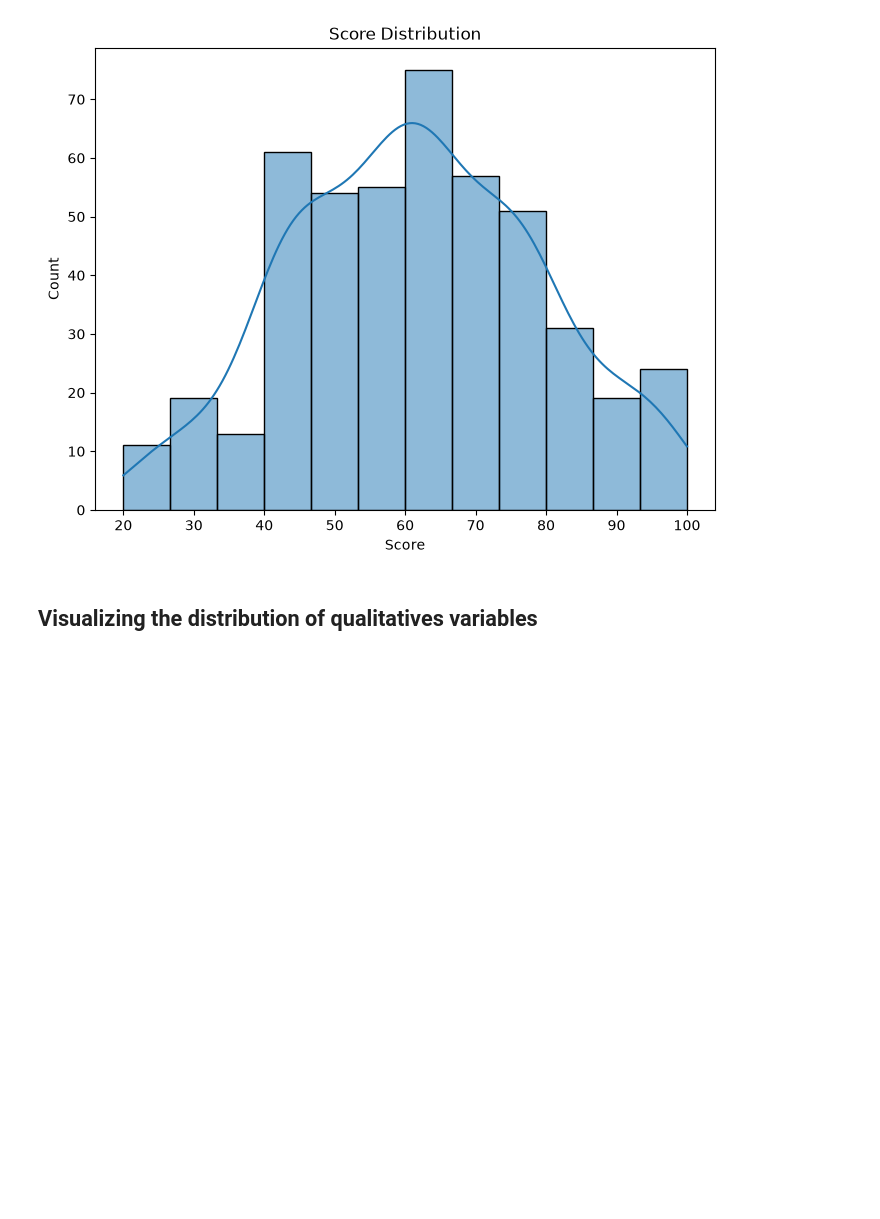
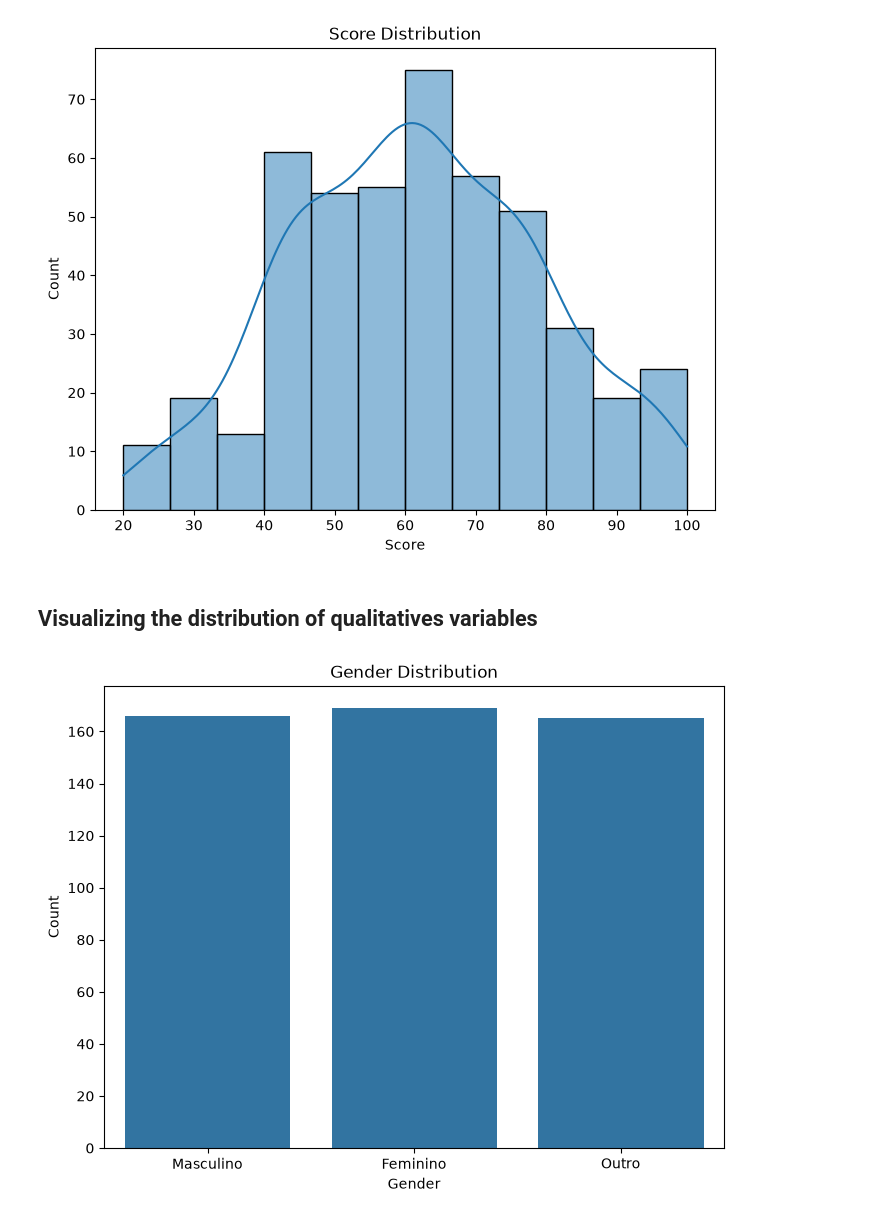
Before and after one commit to marcusvbrangel/psychometric-testing-all-employees, a Jupyter notebook: psychometric-testing-all-employees.ipynb, the cells around one changed output. Saved outputs shown, nothing was run; the diff lists cells and outputs as text; code cells hidden in the pictures; blank space fills up the shorter version.

Commit message:
feat:  implemented the Exploratory Data Analysis (EDA)

```diff
--- a/psychometric-testing-all-employees.ipynb
+++ b/psychometric-testing-all-employees.ipynb
@@ -157,3 +150,13 @@ plt.show()
 [figure]
 # %% [markdown]
 ## Visualizing the distribution of qualitatives variables
+# %%
+# plot gender distribution
+plt.figure(figsize=(8,6))
+sns.countplot(data = df_psycho_test, x = "Genero")
+plt.title("Gender Distribution")
+plt.xlabel("Gender")
+plt.ylabel("Count")
+plt.show()
+# %% [output]
+[figure, added]
```
Also changed, not shown: parts of 30 cells of this notebook.
